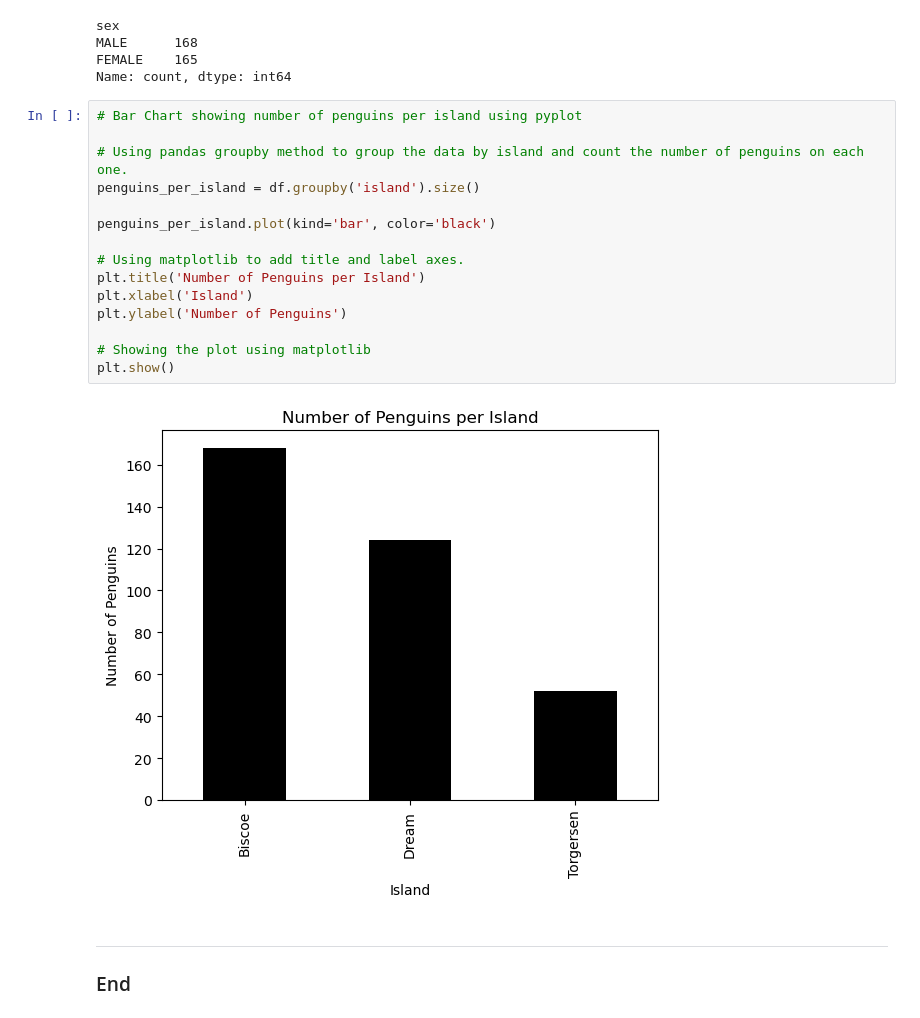
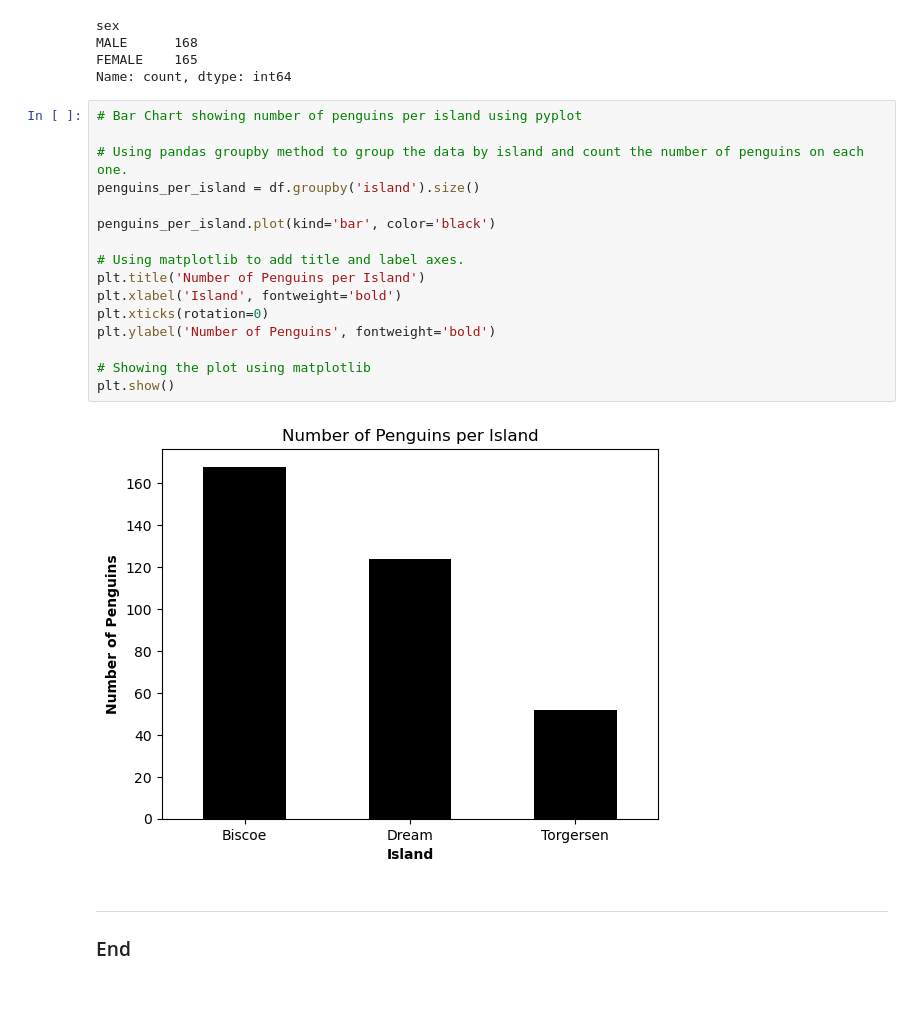
Before and after one commit to CianGallagher/principles-of-data-analytics, a Jupyter notebook: penguins.ipynb, the cells around one changed output. Cells and saved outputs as stored; diff of their text form.

Commit message:
Penguin per island x axis label rotated and both axes bolded to increase readability

```diff
--- a/penguins.ipynb
+++ b/penguins.ipynb
@@ -78,20 +78,21 @@ Name: count, dtype: int64
 # %%
 # Bar Chart showing number of penguins per island using pyplot
 
 # Using pandas groupby method to group the data by island and count the number of penguins on each one.
 penguins_per_island = df.groupby('island').size()
 
 penguins_per_island.plot(kind='bar', color='black')
 
 # Using matplotlib to add title and label axes.
 plt.title('Number of Penguins per Island')
-plt.xlabel('Island')
-plt.ylabel('Number of Penguins')
+plt.xlabel('Island', fontweight='bold')
+plt.xticks(rotation=0)
+plt.ylabel('Number of Penguins', fontweight='bold')
 
 # Showing the plot using matplotlib
 plt.show()
 # %% [output]
-[figure, old version]
+[figure, new version]
 # %% [markdown]
 ***
 
```
